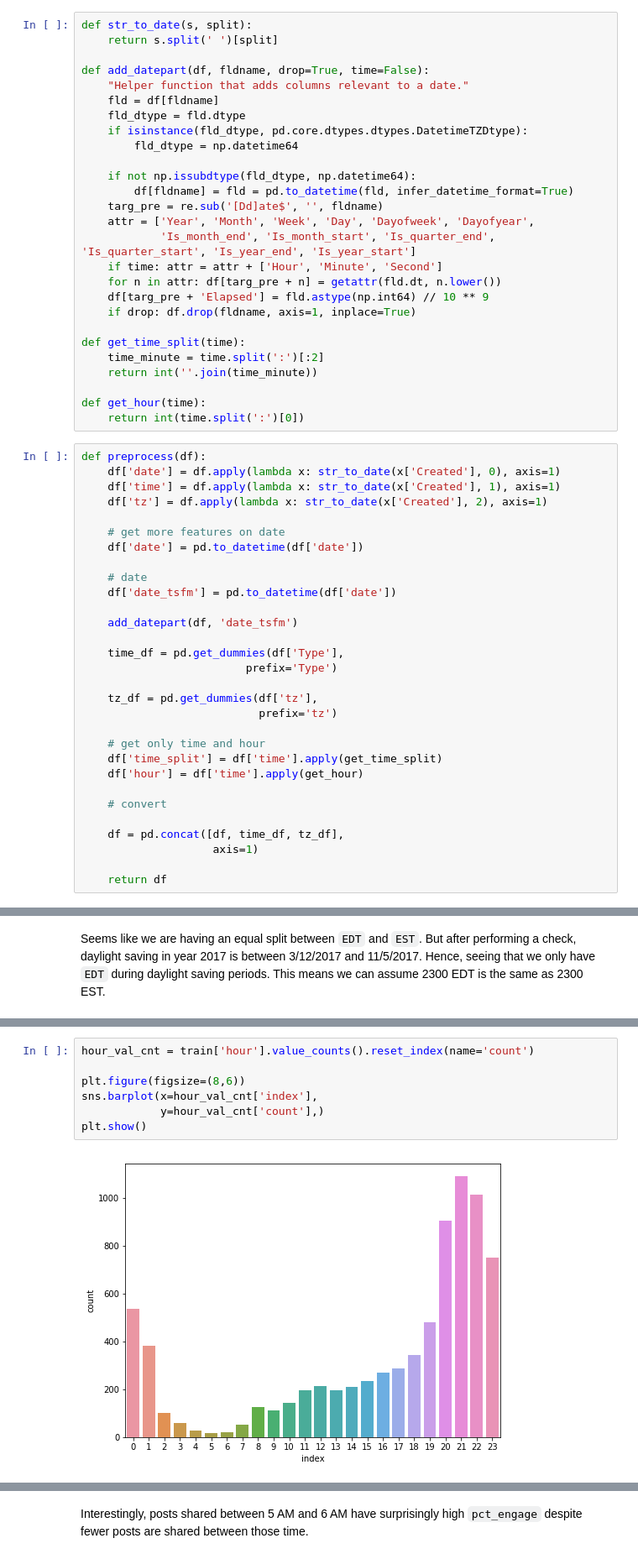
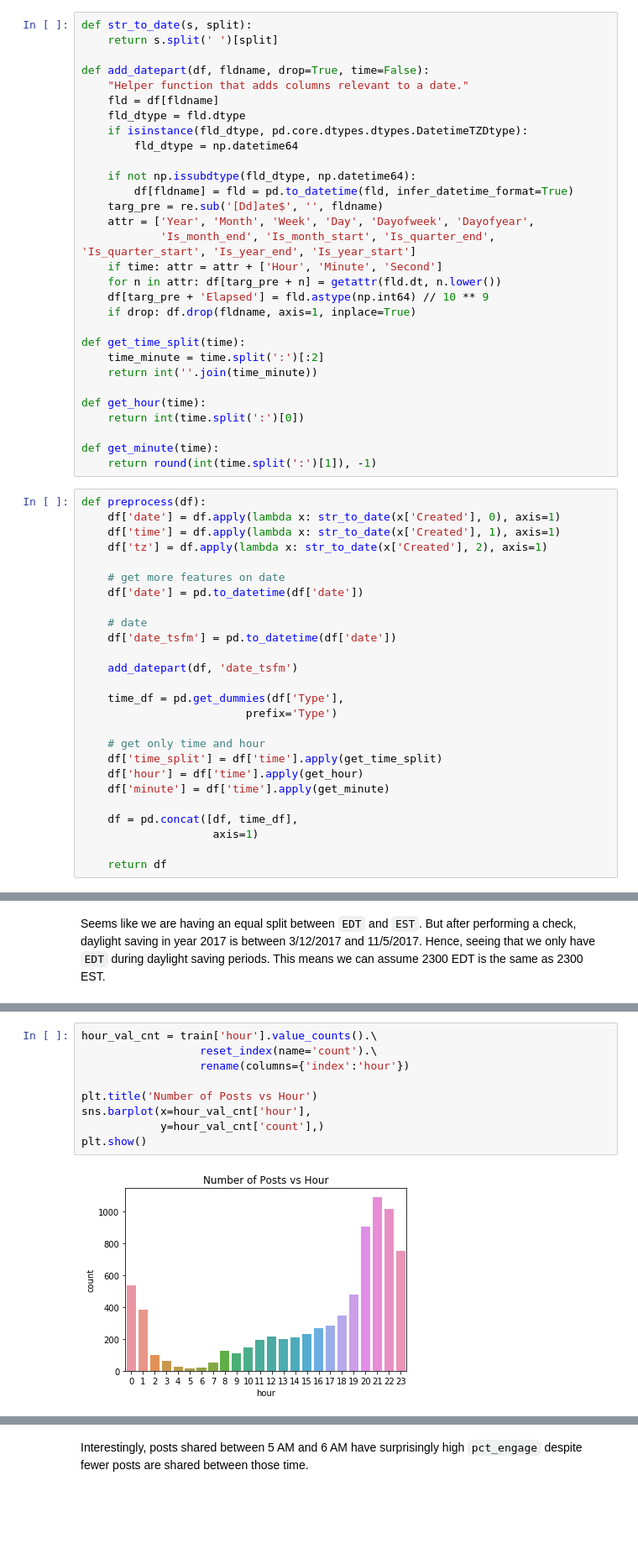
Before and after one commit to wjensheng/nba, a Jupyter notebook: eda.ipynb, the cells around one changed output, grey strips where cells are left out. Shown at 84% size. Drawn from its saved outputs; the diff is of its cells as text; blank space fills up the shorter version.

```diff
--- a/eda.ipynb
+++ b/eda.ipynb
@@ -135,6 +129,9 @@ def get_time_split(time):
 
 def get_hour(time):
     return int(time.split(':')[0])
+
+def get_minute(time):
+    return round(int(time.split(':')[1]), -1)
 # %%
 def preprocess(df):
     df['date'] = df.apply(lambda x: str_to_date(x['Created'], 0), axis=1)
@@ -152,16 +149,12 @@ def preprocess(df):
     time_df = pd.get_dummies(df['Type'],
                          prefix='Type')
 
-    tz_df = pd.get_dummies(df['tz'],
-                           prefix='tz')
-
     # get only time and hour
     df['time_split'] = df['time'].apply(get_time_split)
     df['hour'] = df['time'].apply(get_hour)
+    df['minute'] = df['time'].apply(get_minute)
 
-    # convert
-
-    df = pd.concat([df, time_df, tz_df],
+    df = pd.concat([df, time_df],
                     axis=1)
 
     return df
@@ -208,9 +193,11 @@ plt.show()
 # %%
-hour_val_cnt = train['hour'].value_counts().reset_index(name='count')
+hour_val_cnt = train['hour'].value_counts().\
+                  reset_index(name='count').\
+                  rename(columns={'index':'hour'})
 
-plt.figure(figsize=(8,6))
-sns.barplot(x=hour_val_cnt['index'],
+plt.title('Number of Posts vs Hour')
+sns.barplot(x=hour_val_cnt['hour'],
             y=hour_val_cnt['count'],)
 plt.show()
 # %% [output]
-[figure, old version]
+[figure, new version]
```
Also changed, not shown: parts of 46 cells of this notebook.
